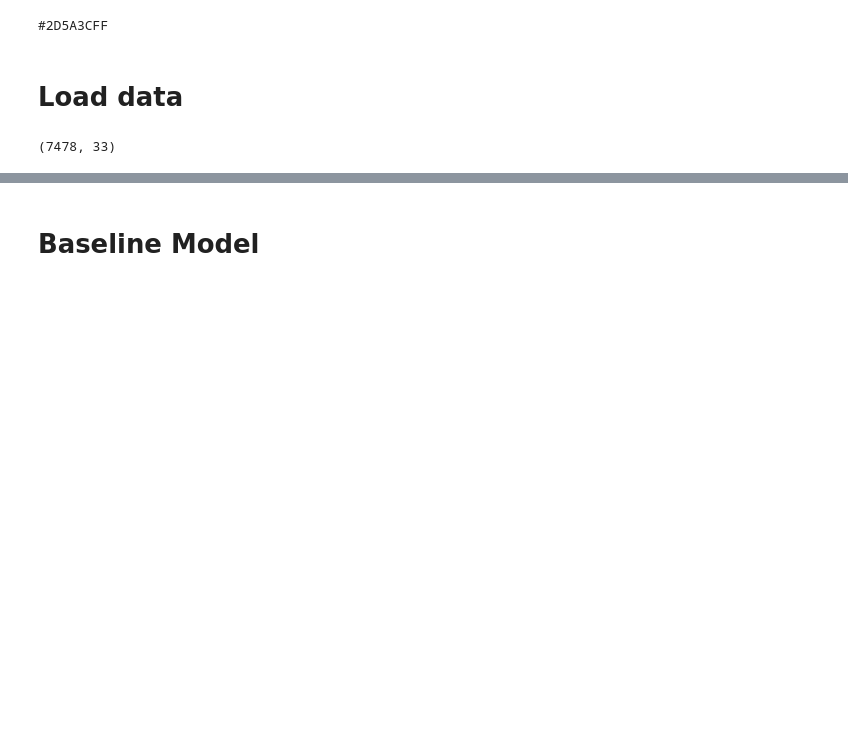
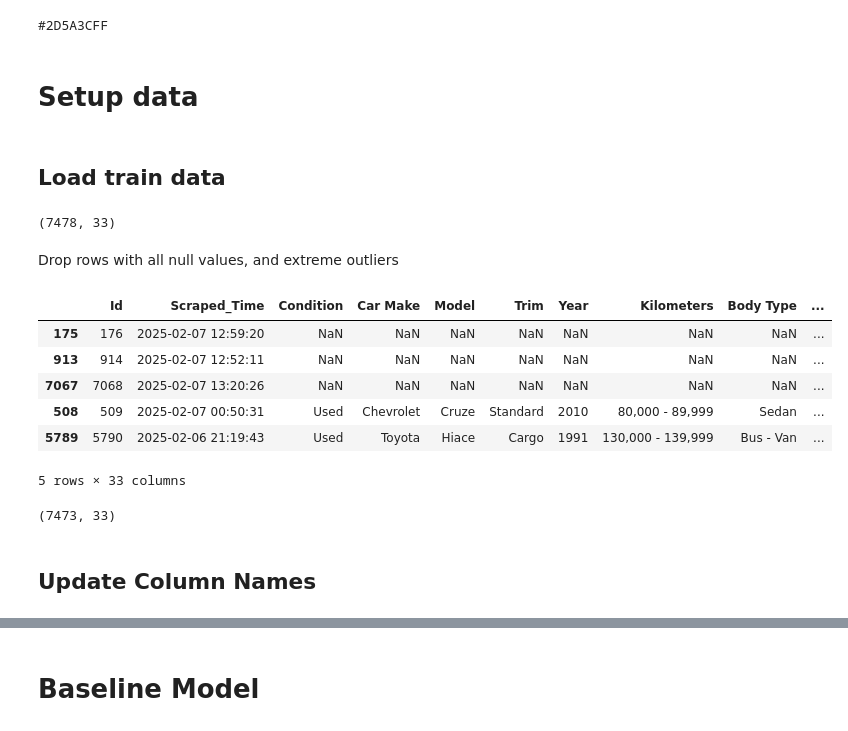
Before and after one commit to abhaykukade/Car-Price-Prediction, a Jupyter notebook: model_evaluation.ipynb, the cells around one changed output, grey strips where cells are left out. Cells and saved outputs as stored; diff of their text form; code cells hidden in the pictures; blank space fills up the shorter version.

```diff
--- a/model_evaluation.ipynb
+++ b/model_evaluation.ipynb
@@ -31,10 +31,24 @@ print(cmap.colors[4])
 # %% [output]
 #2D5A3CFF
 # %% [markdown]
-# Load data
+# Setup data
+# %% [markdown]
+## Load train data
 # %%
 train_csv = pd.read_csv('data/train.csv')
 # %%
 train_csv.shape
 # %% [output]
 (7478, 33)
+# %% [markdown]
+Drop rows with all null values, and extreme outliers
+# %%
+train_csv.iloc[[175, 913, 7067, 508, 5789], :]
+# %% [output]
+|  | Id | Scraped_Time | Condition | Car Make | Model | Trim | Year | Kilometers | Body Type | ... |
+| 175 | 176 | 2025-02-07 12:59:20 | NaN | NaN | NaN | NaN | NaN | NaN | NaN | ... |
+| 913 | 914 | 2025-02-07 12:52:11 | NaN | NaN | NaN | NaN | NaN | NaN | NaN | ... |
+| 7067 | 7068 | 2025-02-07 13:20:26 | NaN | NaN | NaN | NaN | NaN | NaN | NaN | ... |
+| 508 | 509 | 2025-02-07 00:50:31 | Used | Chevrolet | Cruze | Standard | 2010 | 80,000 - 89,999 | Sedan | ... |
+| 5789 | 5790 | 2025-02-06 21:19:43 | Used | Toyota | Hiace | Cargo | 1991 | 130,000 - 139,999 | Bus - Van | ... |
+5 rows × 33 columns
@@ -40,0 +57,6 @@ train_csv.shape
+# %%
+train_csv.shape
+# %% [output]
+(7473, 33)
+# %% [markdown]
+## Update Column Names
```
Also changed, not shown: parts of 41 cells of this notebook, 1 other file.
